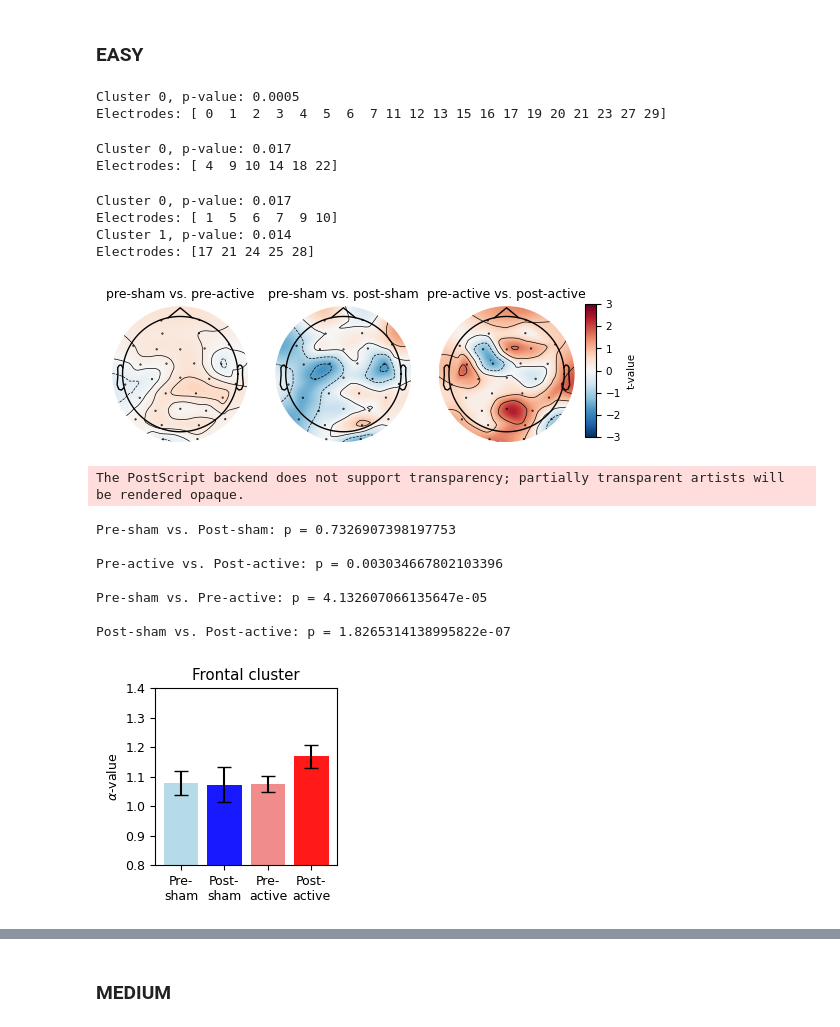
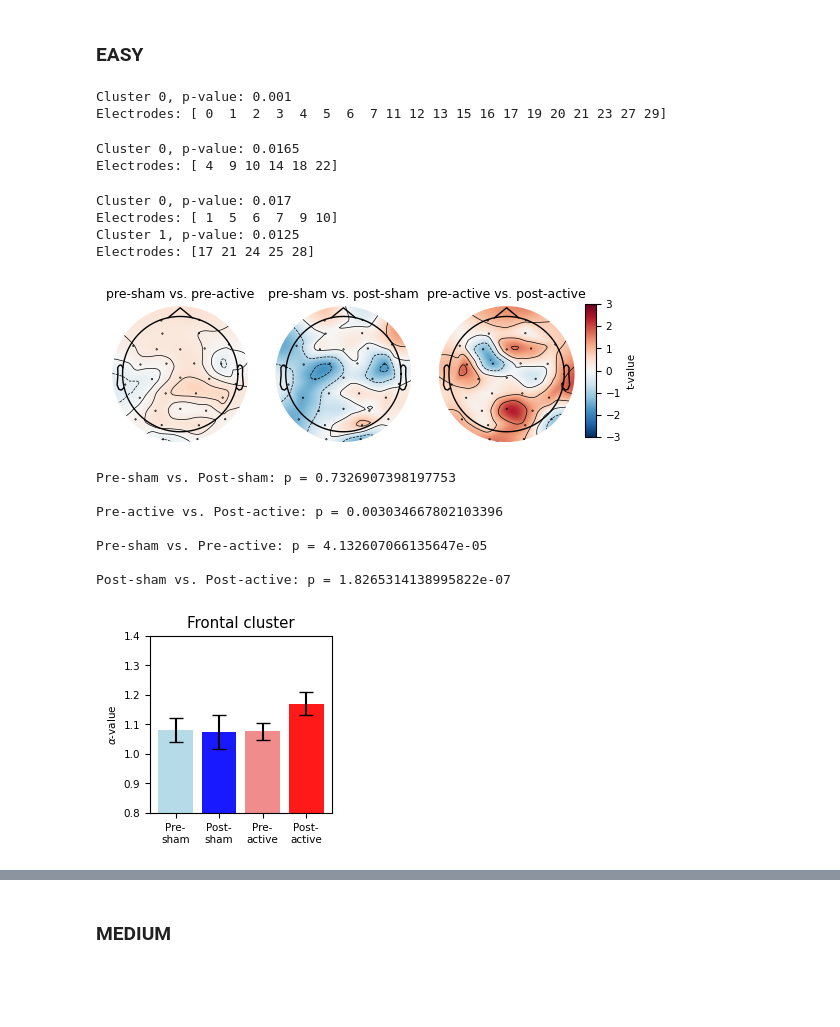
Before and after one commit to Shawnzty/tRNS-Intelligence, a Jupyter notebook: processing/LRTC/task_alpha.ipynb, the cells around one changed output, grey strips where cells are left out. Saved outputs shown, nothing was run; the diff lists cells and outputs as text; code cells hidden in the pictures; blank space fills up the shorter version.

```diff
--- a/processing/LRTC/task_alpha.ipynb
+++ b/processing/LRTC/task_alpha.ipynb
@@ -208,19 +212,19 @@ cbar.set_label('t-value')
 # fig.suptitle(case_title + ', by %', fontsize=20, y=1.1)
 matplotlib.rcParams.update({'font.size': 7.5})
 fig.subplots_adjust(left=0.01, bottom=0.01, right=0.88, top=0.9)
-save_path = os.path.join('..', '..', '..', 'paper', 'LRTC', 'LRTC_easy.eps')
-plt.savefig(save_path, format='eps')
-save_path = os.path.join('..', '..', '..', 'paper', 'LRTC', 'LRTC_easy.png')
-plt.savefig(save_path, format='png', dpi=600)
+# save_path = os.path.join('..', '..', '..', 'paper', 'LRTC', 'LRTC_easy.eps')
+# plt.savefig(save_path, format='eps')
+# save_path = os.path.join('..', '..', '..', 'paper', 'LRTC', 'LRTC_easy.png')
+# plt.savefig(save_path, format='png', dpi=600)
 plt.show()
 # %% [output]
-Cluster 0, p-value: 0.0005
+Cluster 0, p-value: 0.001
 Electrodes: [ 0  1  2  3  4  5  6  7 11 12 13 15 16 17 19 20 21 23 27 29]
-Cluster 0, p-value: 0.017
+Cluster 0, p-value: 0.0165
 Electrodes: [ 4  9 10 14 18 22]
 Cluster 0, p-value: 0.017
 Electrodes: [ 1  5  6  7  9 10]
-Cluster 1, p-value: 0.014
+Cluster 1, p-value: 0.0125
 Electrodes: [17 21 24 25 28]
 [figure]
 # %%
@@ -260,43 +264,42 @@ print(f"\nPre-sham vs. Post-sham: p = {p_sham}")
 print(f"\nPre-active vs. Post-active: p = {p_real}")
 print(f"\nPre-sham vs. Pre-active: p = {p_pre}")
 print(f"\nPost-sham vs. Post-active: p = {p_post}")
 
 # Bar chart
 labels = ['Pre-\nsham', 'Post-\nsham', 'Pre-\nactive', 'Post-\nactive']
 colors = ['lightblue', 'blue', 'lightcoral', 'red']
 
 # Plotting
 cm = 1/2.54  # centimeters in inches
 fig, ax = plt.subplots(figsize=(6*cm, 6*cm))
 
 # Plotting error bars
 for i in range(4):
     ax.bar(labels[i], means[i], yerr=std_errors[i], color=colors[i], capsize=5, alpha=0.9)
 
 # Add some additional formatting if desired
 # ax.set_ylabel('Oscillatory power ' + r'$(\mu V^2)$')
 ax.set_ylabel(r'$\alpha$'+'-value')
 # ax.set_title(case)
 ax.set_ylim([0.8, 1.4])  # Adjust as needed
 # ax.set_yticks([0.5, 1.0, 1.5])
 matplotlib.rcParams.update({'font.size': 9})
 
 # Adjust layout and margins
 plt.tight_layout(pad=1.0)
 plt.title('Frontal cluster', pad=6)
 fig.subplots_adjust(left=0.21, bottom=0.15, right=0.98, top=0.9)
-save_path = os.path.join('..', '..', '..', 'paper', 'LRTC', 'LRTC_easy_frontal.eps')
-plt.savefig(save_path, format='eps')
-save_path = os.path.join('..', '..', '..', 'paper', 'LRTC', 'LRTC_easy_frontal.png')
-plt.savefig(save_path, format='png', dpi=600)
+# save_path = os.path.join('..', '..', '..', 'paper', 'LRTC', 'LRTC_easy_frontal.eps')
+# plt.savefig(save_path, format='eps')
+# save_path = os.path.join('..', '..', '..', 'paper', 'LRTC', 'LRTC_easy_frontal.png')
+# plt.savefig(save_path, format='png', dpi=600)
 plt.show()
 # %% [output]
-The PostScript backend does not support transparency; partially transparent artists will be rendered opaque.
+Pre-sham vs. Post-sham: p = 0.7326907398197753
+
+Pre-active vs. Post-active: p = 0.003034667802103396
+
+Pre-sham vs. Pre-active: p = 4.132607066135647e-05
+
+Post-sham vs. Post-active: p = 1.8265314138995822e-07
-Pre-sham vs. Post-sham: p = 0.7326907398197753
-
-Pre-active vs. Post-active: p = 0.003034667802103396
-
-Pre-sham vs. Pre-active: p = 4.132607066135647e-05
-
-Post-sham vs. Post-active: p = 1.8265314138995822e-07
-[figure, old version]
+[figure, new version]
```
Also changed, not shown: parts of 13 cells of this notebook, 4 other files.
